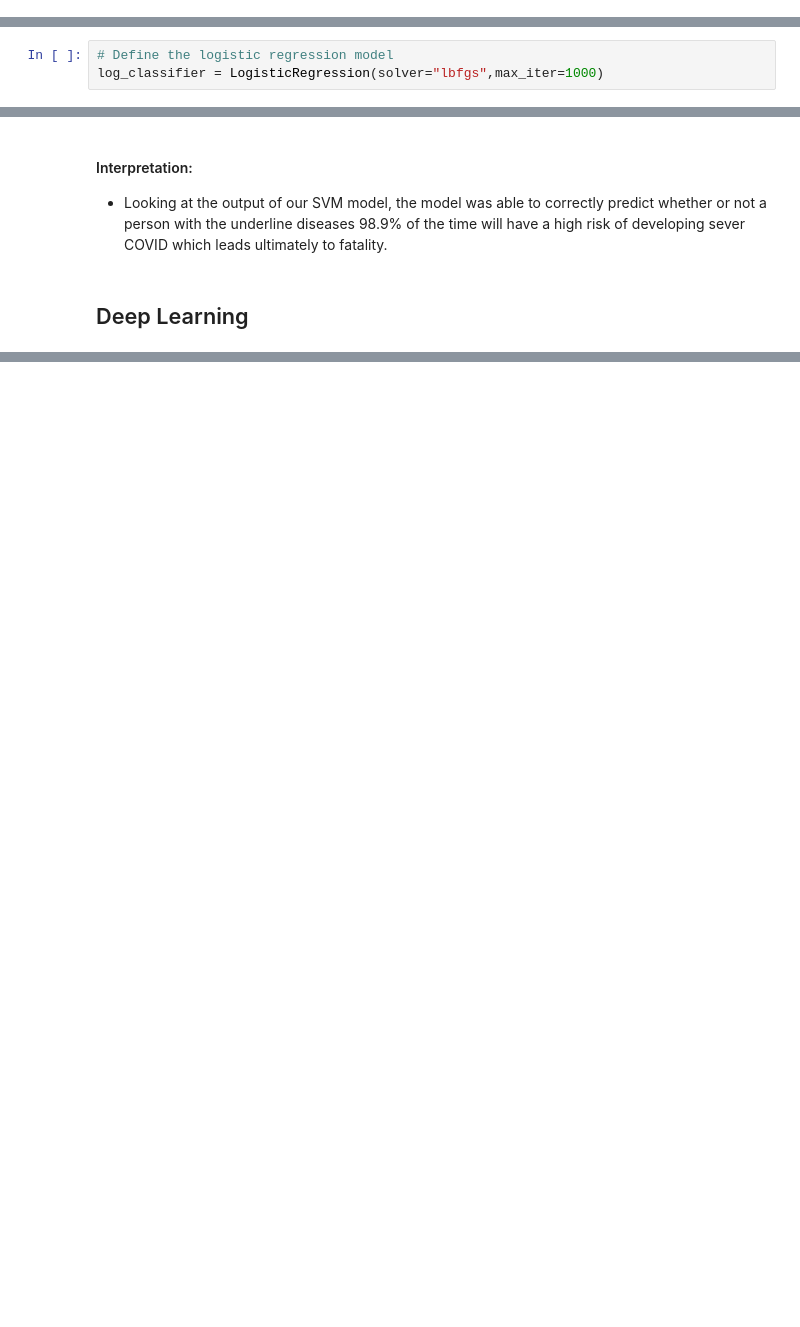
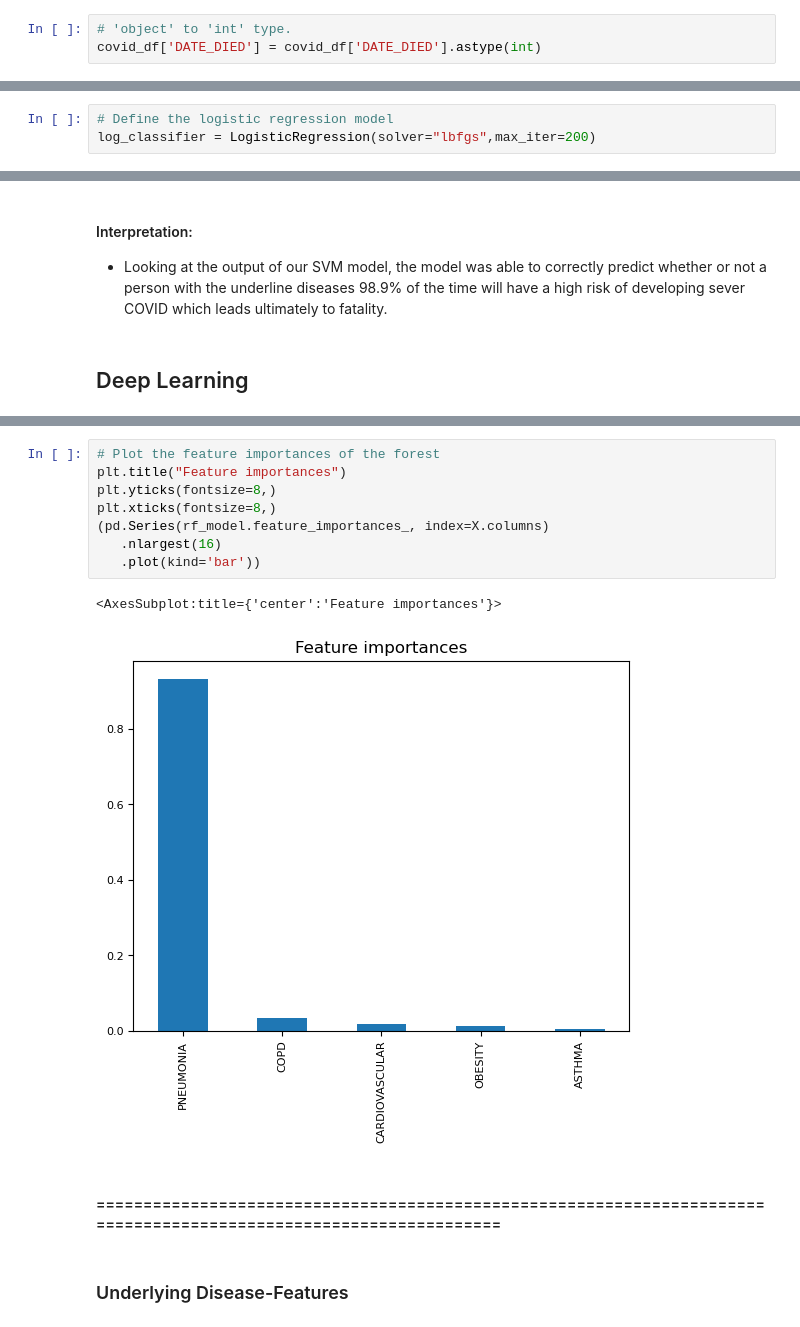
Before and after one commit to rvroomiii/group_hub, a Jupyter notebook: data_analysis/COVID_data_analysis.ipynb, the cells around one changed output, grey strips where cells are left out. Drawn from its saved outputs; the diff is of its cells as text; blank space fills up the shorter version.

```diff
--- a/data_analysis/COVID_data_analysis.ipynb
+++ b/data_analysis/COVID_data_analysis.ipynb
@@ -89,3 +136,6 @@ array(['USMER', 'MEDICAL_UNIT', 'SEX', 'PATIENT_TYPE', 'DATE_DIED',
+# %%
+# 'object' to 'int' type.
+covid_df['DATE_DIED'] = covid_df['DATE_DIED'].astype(int)
 # %%
 # Remove COVID death/fatality outcome target from features data
 y = covid_df.DATE_DIED
@@ -121,7 +169,7 @@ X_test_scaled = X_scaler.transform(X_test)
 ## Logistic Regression
 # %%
 # Define the logistic regression model
-log_classifier = LogisticRegression(solver="lbfgs",max_iter=1000)
+log_classifier = LogisticRegression(solver="lbfgs",max_iter=200)
 # %% [markdown]
 #### Note:
 * The solver parameter is set to 'lbfgs', which is an algorithm for learning and optimization. The particular solver isn't very important in this example, but note that a number of optimizers exist.
@@ -239,0 +343,15 @@ print(f"Loss: {model_loss}, Accuracy: {model_accuracy}")
+# %%
+# Plot the feature importances of the forest
+plt.title("Feature importances")
+plt.yticks(fontsize=8,)
+plt.xticks(fontsize=8,)
+(pd.Series(rf_model.feature_importances_, index=X.columns)
+   .nlargest(16)
+   .plot(kind='bar'))
+# %% [output]
+<AxesSubplot:title={'center':'Feature importances'}>
+[figure, added]
+# %% [markdown]
+#### ==================================================================================================================
+# %% [markdown]
+### Underlying Disease-Features
```
Also changed, not shown: parts of 39 cells of this notebook.
